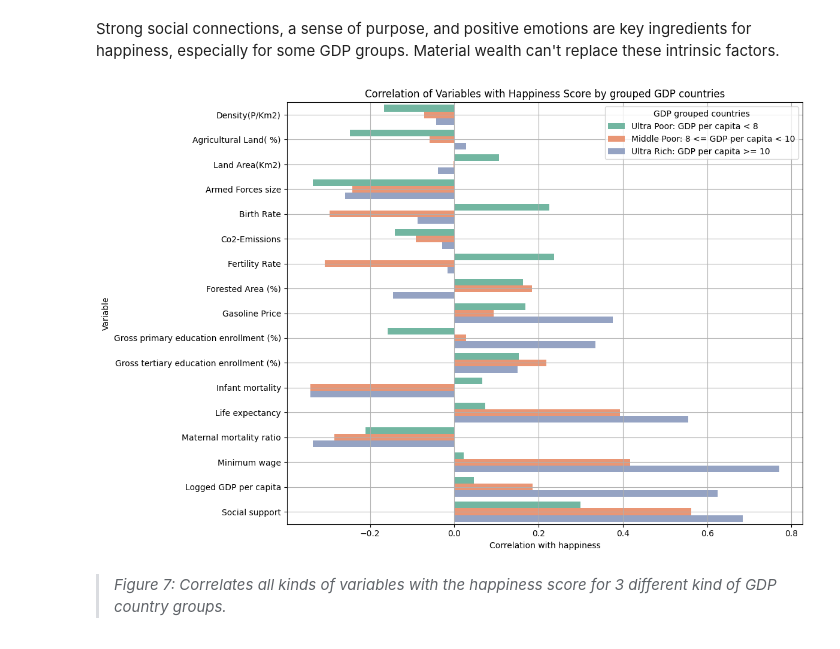
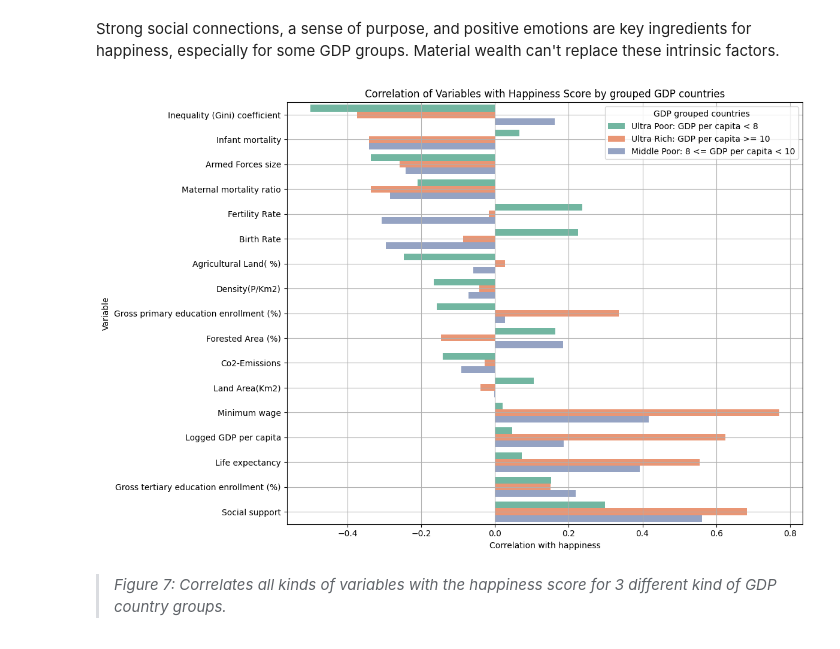
Before and after one commit to thijsslagter12/data-storyV2, a Jupyter notebook: docs/format.ipynb, the cells around one changed output. Saved outputs shown, nothing was run; the diff lists cells and outputs as text; code cells hidden in the pictures.

```diff
--- a/docs/format.ipynb
+++ b/docs/format.ipynb
@@ -437,10 +437,10 @@ merged_data = pd.read_csv('databases/merged_dataset2_updated.csv')
 # Define variables of interest for correlation analysis
 variables = ['Density(P/Km2)', 'Agricultural Land( %)', 'Land Area(Km2)', 'Armed Forces size',
              'Birth Rate', 'Co2-Emissions',
-             'Fertility Rate', 'Forested Area (%)', 'Gasoline Price',
+             'Fertility Rate', 'Forested Area (%)',
              'Gross primary education enrollment (%)', 'Gross tertiary education enrollment (%)',
              'Infant mortality', 'Life expectancy', 'Maternal mortality ratio', 'Minimum wage',
-             'Logged GDP per capita', 'Social support']
+             'Logged GDP per capita', 'Social support', 'Inequality (Gini) coefficient']
 
 # Function to preprocess columns with special characters and percentages
 def preprocess_column(col):
@@ -477,34 +477,37 @@ def categorize_gdp(gdp):
 
 # Apply the categorization function to create a new column 'GDP Group'
 merged_data['GDP Group'] = merged_data['Logged GDP per capita'].apply(categorize_gdp)
 
 # Compute correlations for each group and each variable
 correlations = []
 
 for group in [poor_group, middle_group, rich_group]:
     group_data = merged_data[merged_data['GDP Group'] == group]
     group_corr = []
     for var in variables:
         if var in group_data.columns:
             correlation = group_data['Happiness Score 2020'].corr(group_data[var])
             group_corr.append({'Variable': var, 'Correlation': correlation, 'Group': group})
     correlations.extend(group_corr)
 
 # Convert correlations list to DataFrame
 correlations_df = pd.DataFrame(correlations)
 
+# Sort the DataFrame by the 'Correlation' column to order the bars from low to high
+correlations_df = correlations_df.sort_values(by='Correlation')
+
 # Plotting the bar chart
 plt.figure(figsize=(12, 8))
 sns.barplot(x='Correlation', y='Variable', hue='Group', data=correlations_df, palette='Set2')
 plt.title('Correlation of Variables with Happiness Score by grouped GDP countries')
 plt.xlabel('Correlation with happiness')
 plt.ylabel('Variable')
 plt.grid(True)
 plt.legend(title='GDP grouped countries', loc='upper right')
 plt.tight_layout()
 plt.show()
 # %% [output]
-[figure, old version]
+[figure, new version]
 # %% [markdown]
 > *Figure 7: Correlates all kinds of variables with the happiness score for 3 different kind of GDP country groups.*
 # %% [markdown]
```
Also changed, not shown: parts of 1 cell of this notebook, 1 other file.
